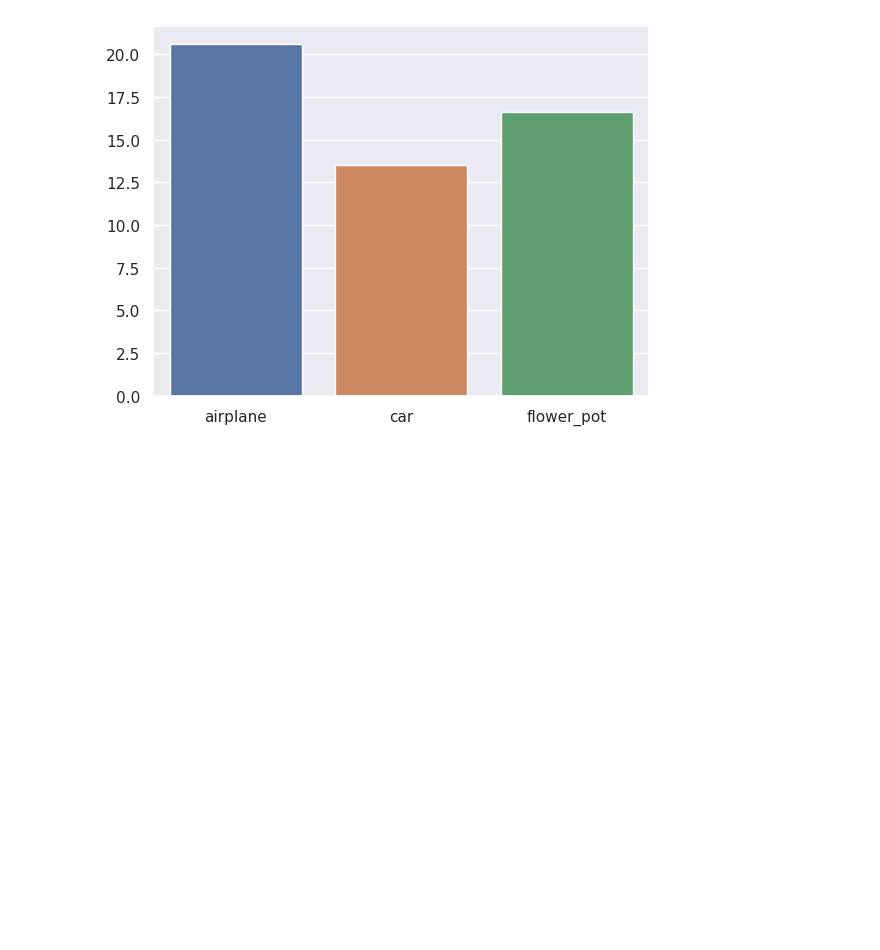
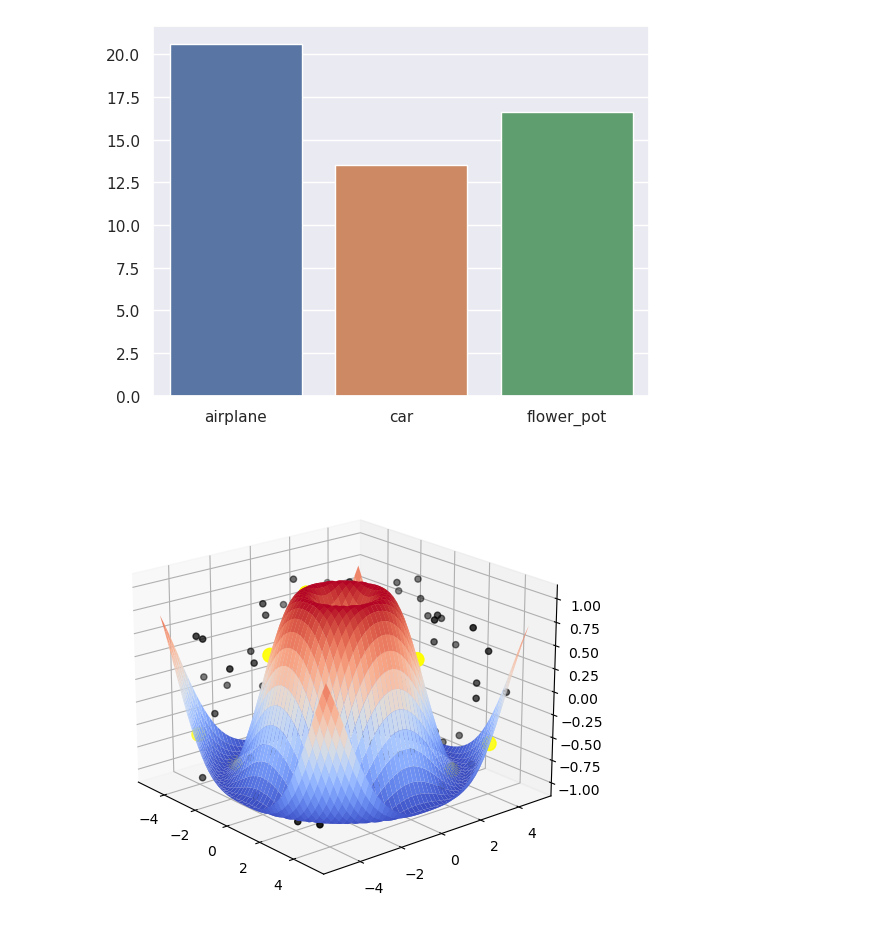
Before and after one commit to ChenXinXuTUSC/undergraduate_proj, a Jupyter notebook: playground.ipynb, the cells around one changed output. Drawn from its saved outputs; the diff is of its cells as text; code cells hidden in the pictures; blank space fills up the shorter version.

```diff
--- a/playground.ipynb
+++ b/playground.ipynb
@@ -43,0 +60,39 @@ utils.dump1frag(pcd, ply_vertex_type=utils.make_ply_vtx_type(True, True), out_di
+# %%
+import numpy as np
+import matplotlib.pyplot as plt
+from mpl_toolkits.mplot3d import Axes3D
+
+# 定义三维曲面函数
+def f(x, y):
+    return np.sin(np.sqrt(x ** 2 + y ** 2))
+
+# 生成数据
+x = np.linspace(-5, 5, 50)
+y = np.linspace(-5, 5, 50)
+X, Y = np.meshgrid(x, y)
+Z = f(X, Y)
+
+# 绘制曲面图
+fig = plt.figure(figsize=(10, 6))
+ax = fig.add_subplot(111, projection='3d')
+ax.plot_surface(X, Y, Z, cmap='coolwarm')
+
+# 添加噪点
+x_noise = np.random.uniform(-5, 5, size=100)
+y_noise = np.random.uniform(-5, 5, size=100)
+z_noise = np.random.uniform(-1, 1, size=100)
+ax.scatter(x_noise, y_noise, z_noise, c='black')
+
+# 添加标识点
+x_label = np.array([-4, -3, -2, -1, 0, 1, 2, 3, 4, -4, -3, -2, -1, 0, 1, 2, 3, 4])
+y_label = np.array([-4, -3, -2, -1, 0, 1, 2, 3, 4, -4, -3, -2, -1, 0, 1, 2, 3, 4])
+z_label = f(x_label, y_label)
+ax.scatter(x_label, y_label, z_label, c='yellow', s=100)
+
+# 调整视角
+ax.view_init(elev=20, azim=-40)
+
+# 显示图形
+plt.show()
+# %% [output]
+[figure, added]
```
Also changed, not shown: parts of 2 cells of this notebook, 5 other files.
